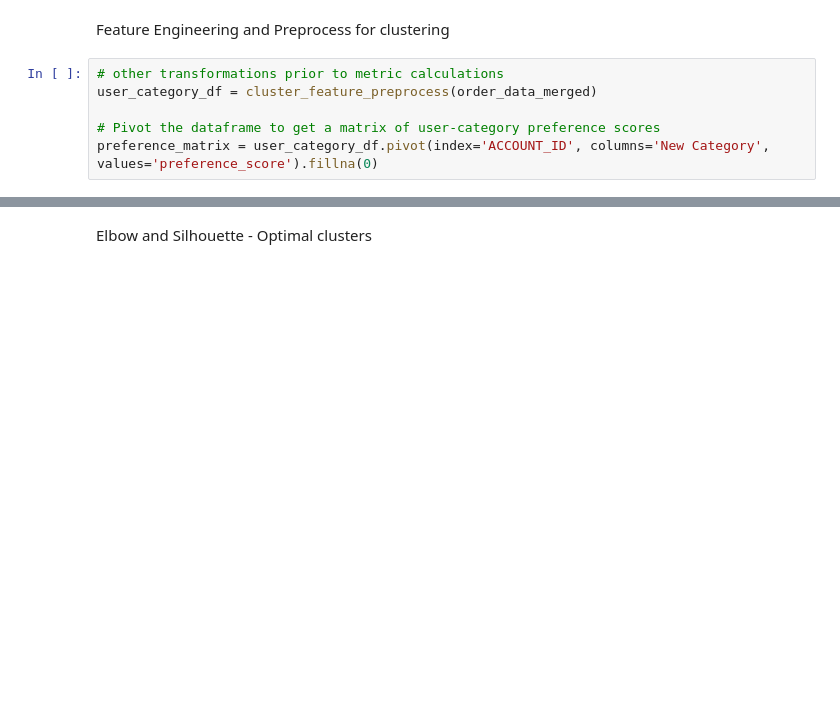
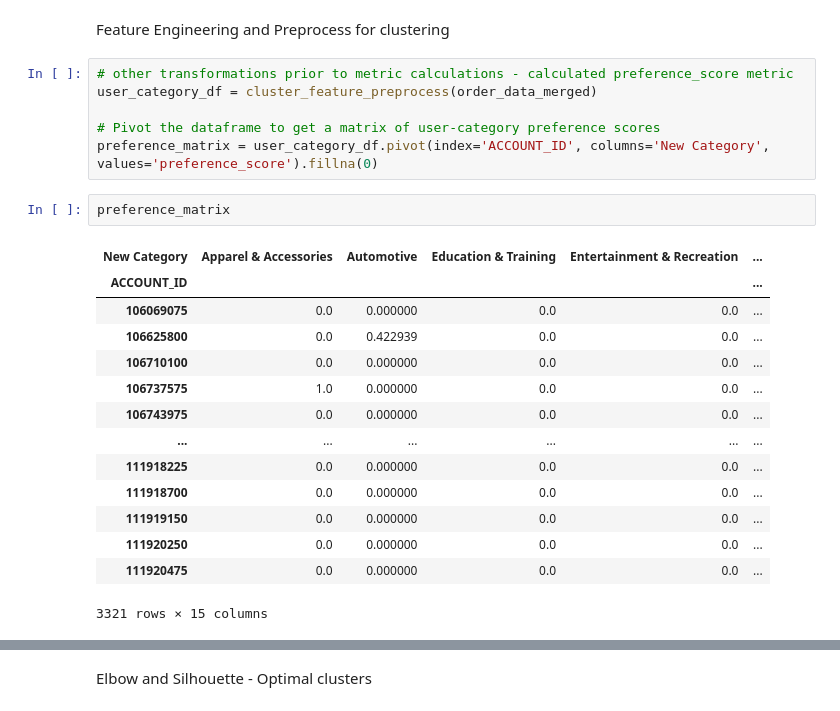
Before and after one commit to snuttall-personal/dormant-customer-analysis, a Jupyter notebook: run_clustering.ipynb, the cells around one changed output, grey strips where cells are left out. Drawn from its saved outputs; the diff is of its cells as text; blank space fills up the shorter version.

```diff
--- a/run_clustering.ipynb
+++ b/run_clustering.ipynb
@@ -31,8 +45,25 @@ Missing mappings: 0
 # %% [markdown]
 Feature Engineering and Preprocess for clustering
 # %%
-# other transformations prior to metric calculations
+# other transformations prior to metric calculations - calculated preference_score metric
 user_category_df = cluster_feature_preprocess(order_data_merged)
 
 # Pivot the dataframe to get a matrix of user-category preference scores
 preference_matrix = user_category_df.pivot(index='ACCOUNT_ID', columns='New Category', values='preference_score').fillna(0)
+# %%
+preference_matrix
+# %% [output]
+| New Category | Apparel & Accessories | Automotive | Education & Training | Entertainment & Recreation | ... |
+| ACCOUNT_ID |  |  |  |  | ... |
+| 106069075 | 0.0 | 0.000000 | 0.0 | 0.0 | ... |
+| 106625800 | 0.0 | 0.422939 | 0.0 | 0.0 | ... |
+| 106710100 | 0.0 | 0.000000 | 0.0 | 0.0 | ... |
+| 106737575 | 1.0 | 0.000000 | 0.0 | 0.0 | ... |
+| 106743975 | 0.0 | 0.000000 | 0.0 | 0.0 | ... |
+| ... | ... | ... | ... | ... | ... |
+| 111918225 | 0.0 | 0.000000 | 0.0 | 0.0 | ... |
+| 111918700 | 0.0 | 0.000000 | 0.0 | 0.0 | ... |
+| 111919150 | 0.0 | 0.000000 | 0.0 | 0.0 | ... |
+| 111920250 | 0.0 | 0.000000 | 0.0 | 0.0 | ... |
+| 111920475 | 0.0 | 0.000000 | 0.0 | 0.0 | ... |
+3321 rows × 15 columns
```
Also changed, not shown: parts of 6 cells of this notebook, 3 other files.
